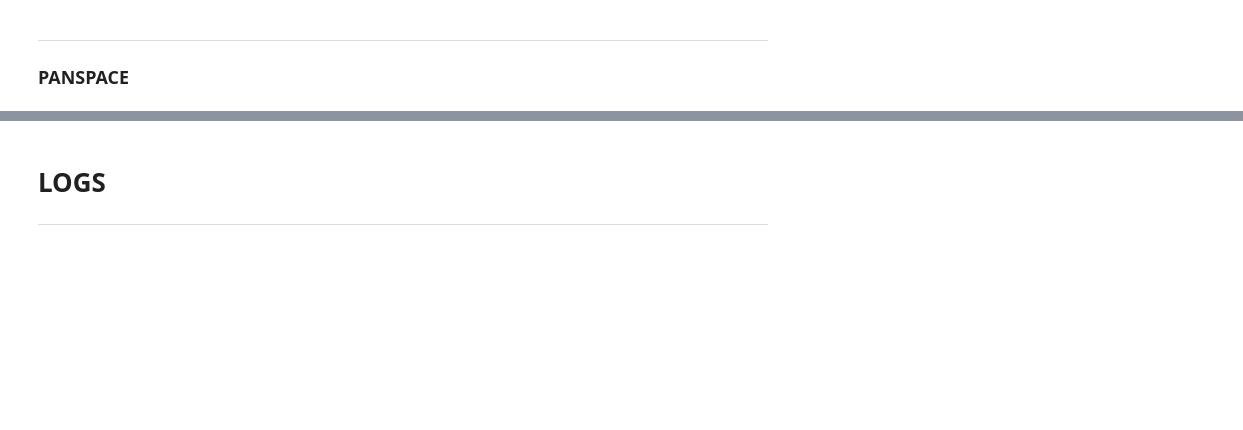
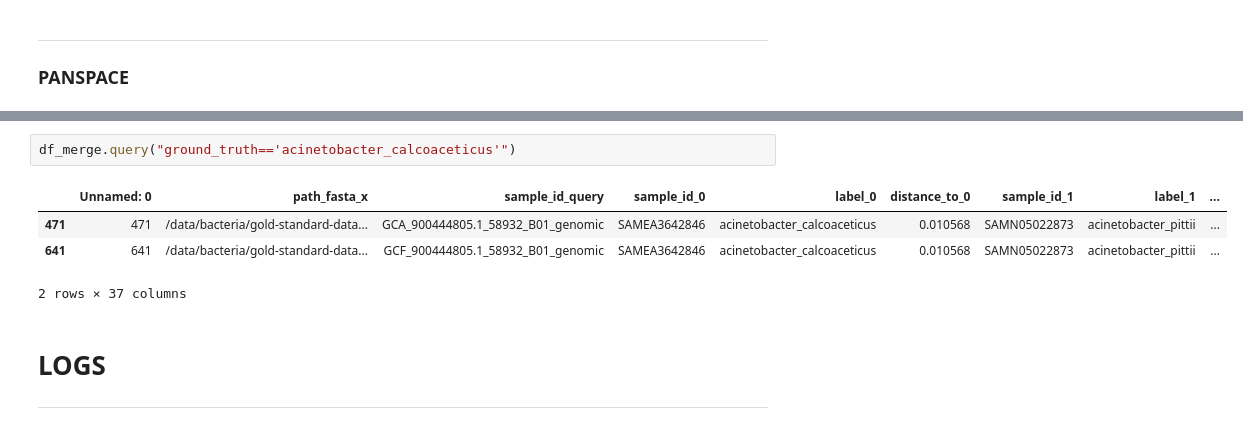
Before and after one commit to pg-space/panspace, a Jupyter notebook: notebooks/test.ipynb, the cells around one changed output, grey strips where cells are left out. Saved outputs shown, nothing was run; the diff lists cells and outputs as text; blank space fills up the shorter version.

```diff
--- a/notebooks/test.ipynb
+++ b/notebooks/test.ipynb
@@ -177,3 +177,10 @@ accuracy_score(y_true, y_pred), balanced_accuracy_score(y_true, y_pred), len(cla
+# %%
+df_merge.query("ground_truth=='acinetobacter_calcoaceticus'")
+# %% [output]
+|  | Unnamed: 0 | path_fasta_x | sample_id_query | sample_id_0 | label_0 | distance_to_0 | sample_id_1 | label_1 | ... |
+| 471 | 471 | /data/bacteria/gold-standard-data... | GCA_900444805.1_58932_B01_genomic | SAMEA3642846 | acinetobacter_calcoaceticus | 0.010568 | SAMN05022873 | acinetobacter_pittii | ... |
+| 641 | 641 | /data/bacteria/gold-standard-data... | GCF_900444805.1_58932_B01_genomic | SAMEA3642846 | acinetobacter_calcoaceticus | 0.010568 | SAMN05022873 | acinetobacter_pittii | ... |
+2 rows × 37 columns
 # %% [markdown]
 # LOGS
 ___
```
Also changed, not shown: parts of 13 cells of this notebook, 11 other files.
